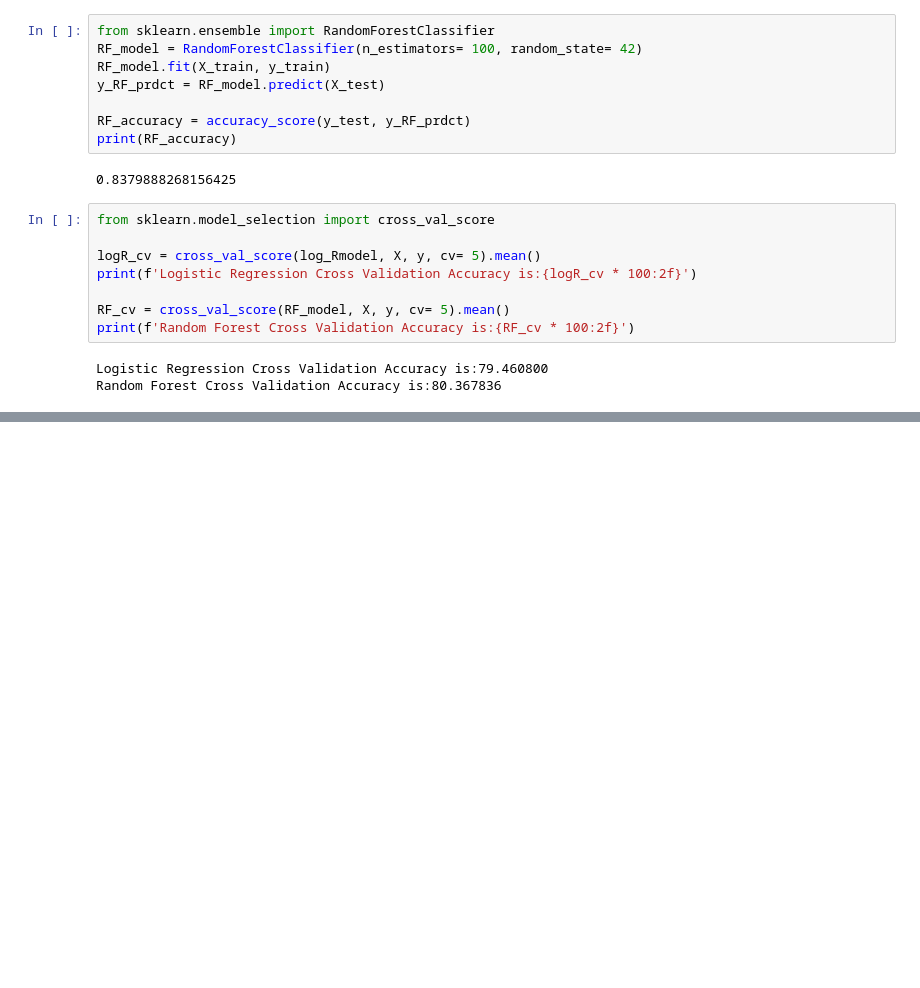
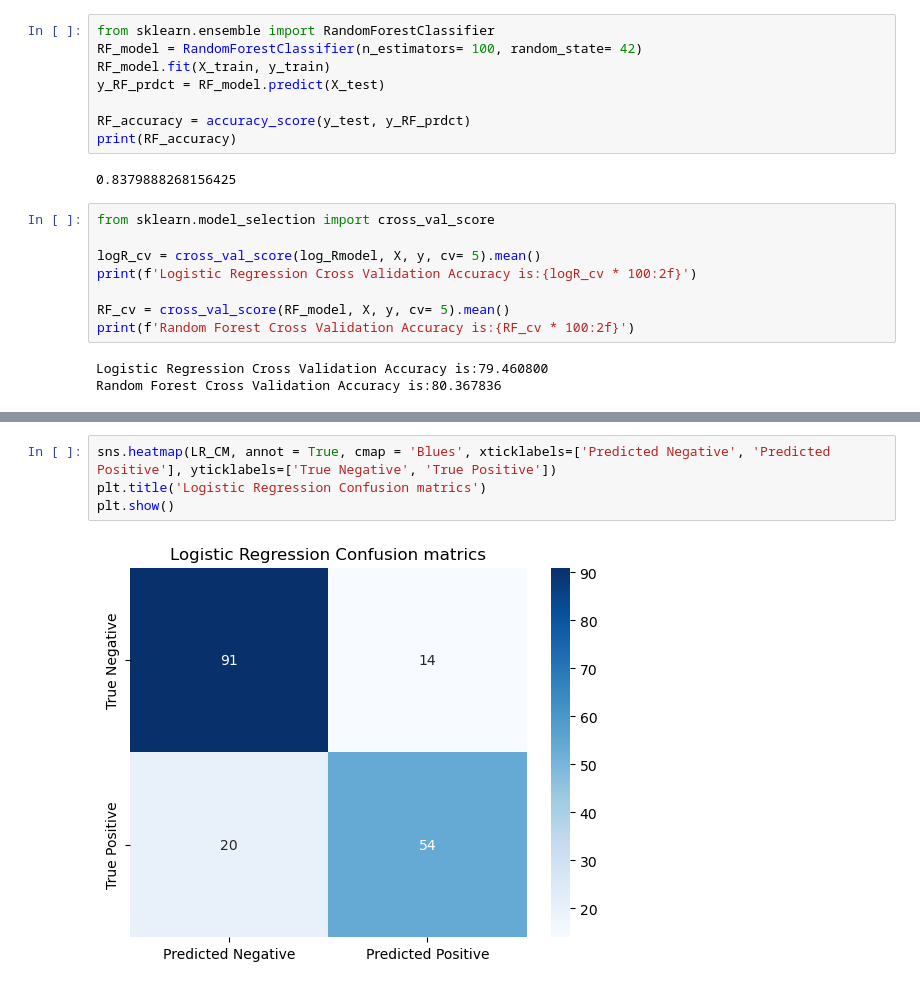
Before and after one commit to Mahshad-Plv/Titanic-project, a Jupyter notebook: titanic.ipynb, the cells around one changed output, grey strips where cells are left out. Saved outputs shown, nothing was run; the diff lists cells and outputs as text; blank space fills up the shorter version.

```diff
--- a/titanic_EDA.ipynb
+++ b/titanic.ipynb
@@ -395,0 +416,6 @@ Random Forest Cross Validation Accuracy is:80.367836
+# %%
+sns.heatmap(LR_CM, annot = True, cmap = 'Blues', xticklabels=['Predicted Negative', 'Predicted Positive'], yticklabels=['True Negative', 'True Positive'])
+plt.title('Logistic Regression Confusion matrics')
+plt.show()
+# %% [output]
+[figure, added]
```
Also changed, not shown: parts of 4 cells of this notebook.
